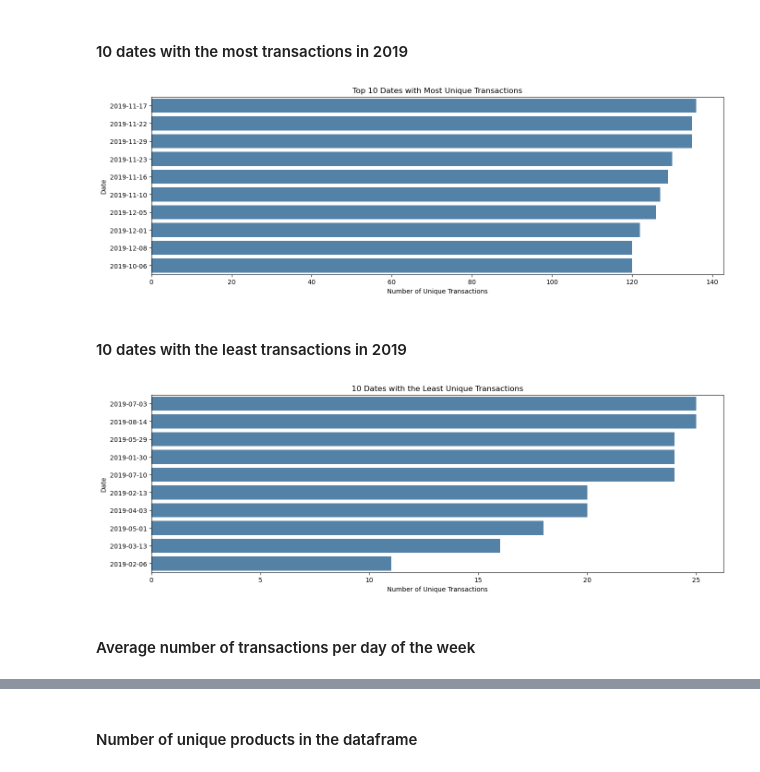
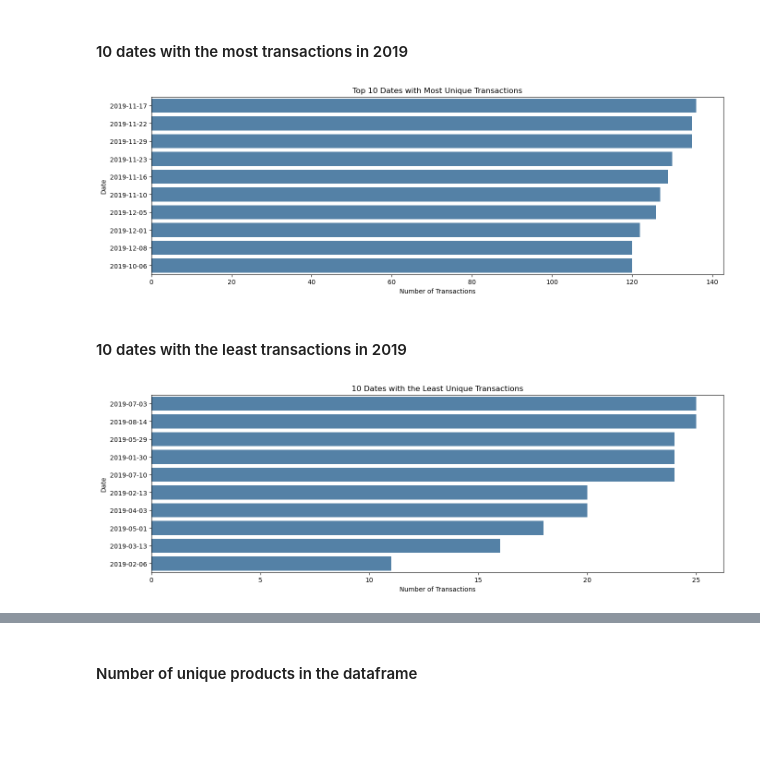
Before and after one commit to SyNikolai/EcommerceAnalytics, a Jupyter notebook: ecommerce.ipynb, the cells around one changed output, grey strips where cells are left out. Saved outputs shown, nothing was run; the diff lists cells and outputs as text; code cells hidden in the pictures; blank space fills up the shorter version.

```diff
--- a/ecommerce.ipynb
+++ b/ecommerce.ipynb
@@ -272,19 +277,19 @@ plt.show()
 # %%
 daily_transactions = df.groupby(by = ["Date"])["Transaction_id"].nunique()
 daily_transactions.sort_values(ascending=False, inplace=True)
 top_ten = daily_transactions[:10]
 
 # Plot the bar graph using seaborn
 plt.figure(figsize=[16,5])
 sns.barplot(x=top_ten.values, y=top_ten.index.date, orient="h", color="steelblue")
 
 # Add title and labels
 plt.title("Top 10 Dates with Most Unique Transactions")
-plt.xlabel("Number of Unique Transactions")
+plt.xlabel("Number of Transactions")
 plt.ylabel("Date")
 plt.show()
 # %% [output]
-[figure, old version]
+[figure, new version]
 # %% [markdown]
 #### 10 dates with the least transactions in 2019
 # %%
@@ -296,10 +301,8 @@ sns.barplot(x=bottom_ten.values, y=bottom_ten.index.date, orient="h", color="ste
 
 # Add title and labels
 plt.title("10 Dates with the Least Unique Transactions")
-plt.xlabel("Number of Unique Transactions")
+plt.xlabel("Number of Transactions")
 plt.ylabel("Date")
 plt.show()
 # %% [output]
-[figure, old version]
+[figure, new version]
-# %% [markdown]
-#### Average number of transactions per day of the week
```
Also changed, not shown: parts of 31 cells of this notebook.
